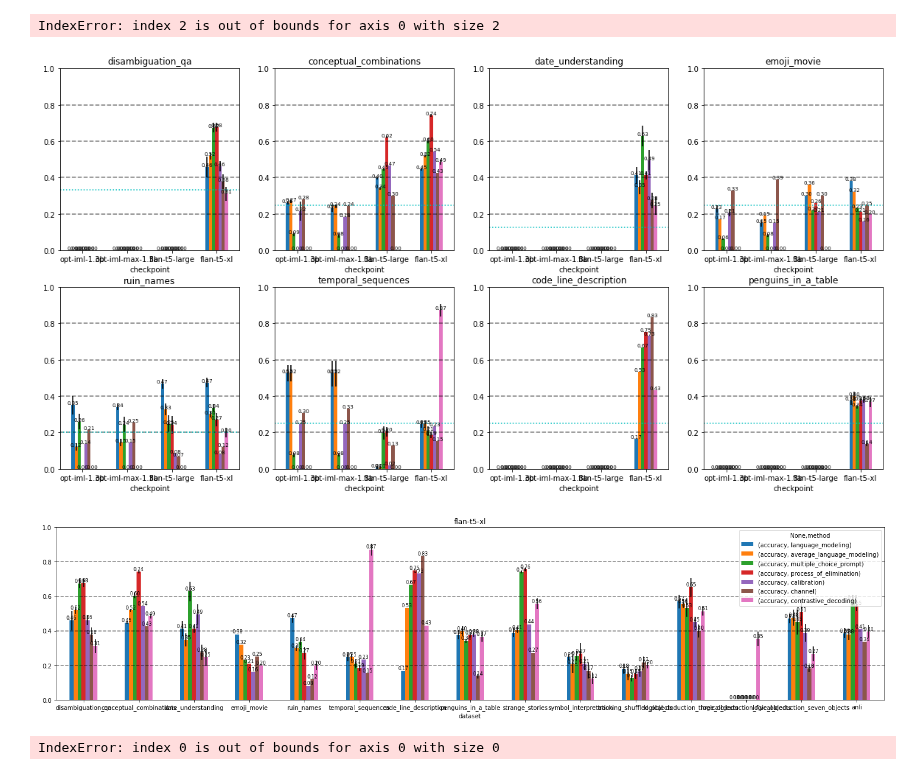
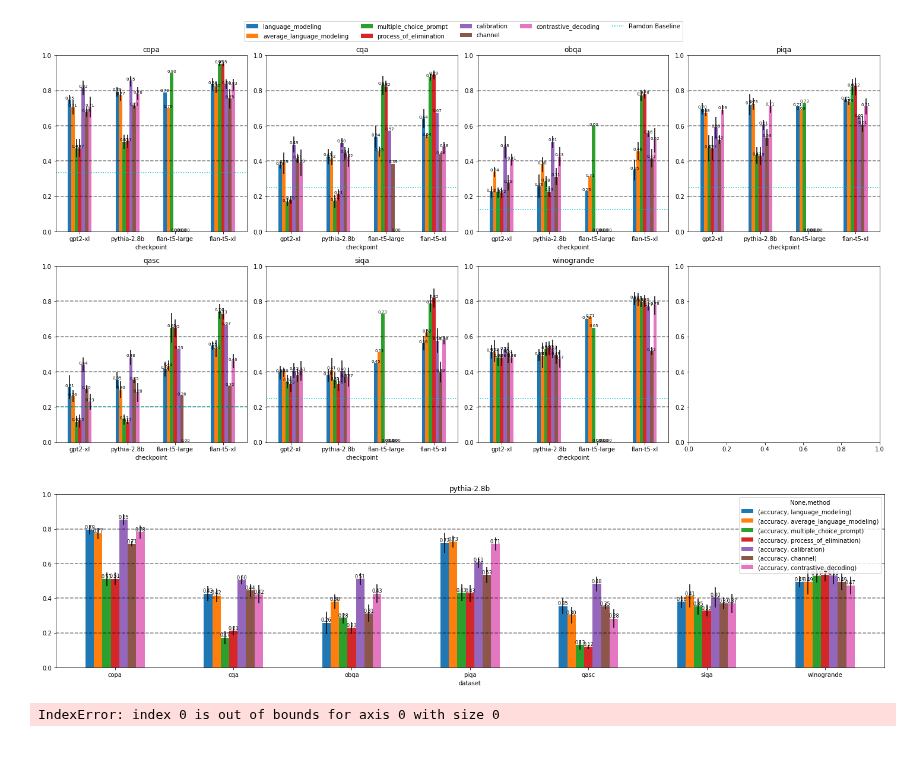
Before and after one commit to KasMasVan/csr_exp_resource_index, a Jupyter notebook: results/visualize.ipynb, the cells around one changed output. Cells and saved outputs as stored; diff of their text form; code cells hidden in the pictures.

```diff
--- a/results/visualize.ipynb
+++ b/results/visualize.ipynb
@@ -45,8 +45,10 @@ cd_df = process(cd_df, drop_columns=["expert_accuracy", "amateur_accuracy"])
 df = pd.concat([lm_df, mcp_df, poe_df, cha_df, cal_df, gen_df, cd_df])
 # %%
 # datasets="anli cqa siqa logical_deduction disambiguation_qa conceptual_combinations strange_stories symbol_interpretation".split()
-datasets="disambiguation_qa conceptual_combinations date_understanding emoji_movie ruin_names temporal_sequences code_line_description penguins_in_a_table strange_stories symbol_interpretation tracking_shuffled_objects logical_deduction_three_objects logical_deduction_five_objects logical_deduction_seven_objects anli".split()
-model_index = ["opt-iml-1.3b", "opt-iml-max-1.3b", "flan-t5-large", "flan-t5-xl"]
+datasets="copa cqa obqa piqa qasc siqa winogrande".split()
+# datasets="disambiguation_qa conceptual_combinations date_understanding emoji_movie ruin_names temporal_sequences code_line_description penguins_in_a_table strange_stories symbol_interpretation tracking_shuffled_objects logical_deduction_three_objects logical_deduction_five_objects logical_deduction_seven_objects".split()
+# model_index = ["opt-iml-1.3b", "opt-iml-max-1.3b", "flan-t5-large", "flan-t5-xl"]
+model_index = ["gpt2-xl", "pythia-2.8b", "flan-t5-large", "flan-t5-xl"]
 method_index = [('accuracy', 'language_modeling'), ('accuracy', 'average_language_modeling'), ('accuracy',    'multiple_choice_prompt'), ('accuracy',    'process_of_elimination')]
 method_index += [('accuracy', 'calibration'), ('accuracy', 'channel'), ('accuracy', 'contrastive_decoding')] #('accuracy', 'generate_synonyms')
 random_baselines = [1/3, 1/4, 1/8, 1/4, 1/5, 1/4, 1/4, 1/4]
@@ -81,30 +83,30 @@ plt.tight_layout()
 # save the figure
 plt.savefig("v1.png", dpi=300, bbox_inches='tight')
 # %% [output]
-IndexError: index 2 is out of bounds for axis 0 with size 2
-[figure, old version]
+[figure, new version]
 # %%
 # plot flan-t5-xl on all benchmarks.
-model = "flan-t5-xl"
+# model = "flan-t5-xl"
+model = "pythia-2.8b"
 fig, ax = plt.subplots(figsize=(20, 5))
 ax.set_ylim([0.0, 1.0])
 h_lines = [0.2, 0.4, 0.6, 0.8]
 # method_index.remove(('accuracy', 'generate_synonyms'))
 sing_df = df[(df["dataset"].isin(datasets)) & (df["checkpoint"] == model)]
 sing_df = sing_df.groupby(["dataset","method"])
 sing_means = sing_df.mean().unstack().reindex(method_index, axis="columns").reindex(datasets, axis="rows")
 sing_errors = sing_df.std().unstack().reindex(method_index, axis="columns").reindex(datasets, axis="rows")
 sing_means.plot.bar(yerr=sing_errors, rot=0, figsize=(20, 5), title=model, legend=True, ax=ax)
 # plot numbers on top of bars
 for p in ax.patches:
         ax.text(p.get_x() + p.get_width()/2., p.get_height(), '%.2f' % float(p.get_height()), ha='center', va='bottom', fontsize=8)
 for line in h_lines:
     ax.axhline(line, color="black", linestyle="--", alpha=0.5)
 
 plt.tight_layout()
 plt.savefig("v2.png", dpi=300, bbox_inches='tight')
 # %% [output]
-[figure, old version]
+[figure, new version]
 # %%
 models = ["facebook/opt-iml-1.3b", "facebook/opt-iml-max-1.3b", "google/flan-t5-large", "google/flan-t5-xl"]
 method_index = [('accuracy', 'language_modeling'), ('accuracy', 'average_language_modeling'), ('accuracy',    'multiple_choice_prompt'), ('accuracy',    'process_of_elimination')]
```
Also changed, not shown: 8 other files.
